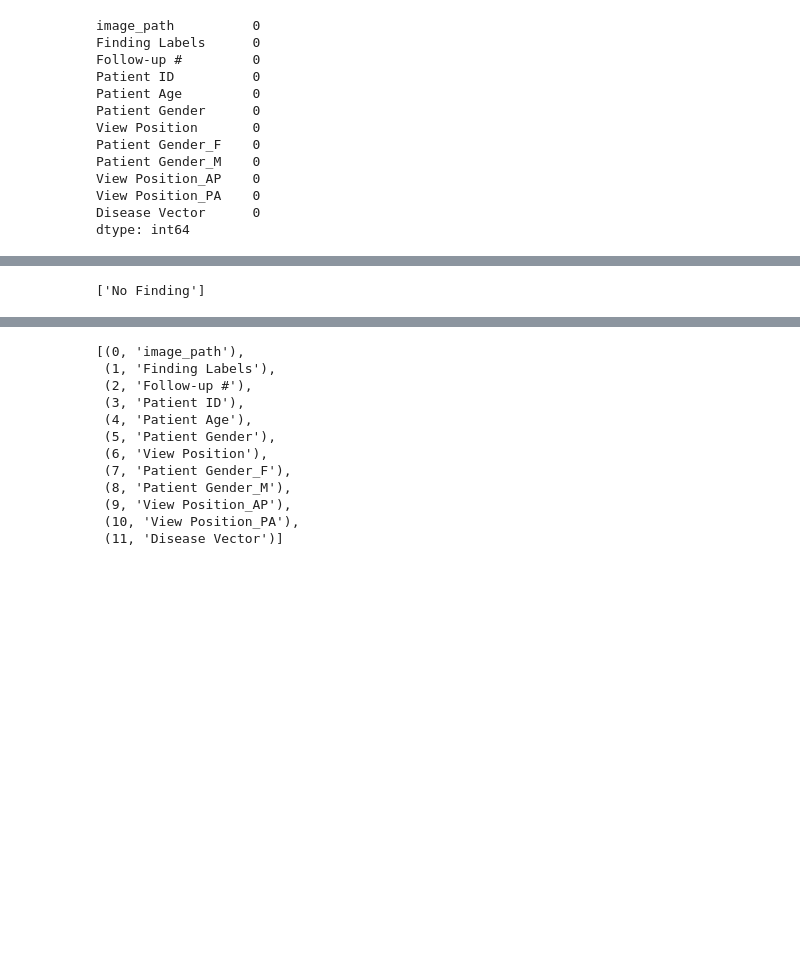
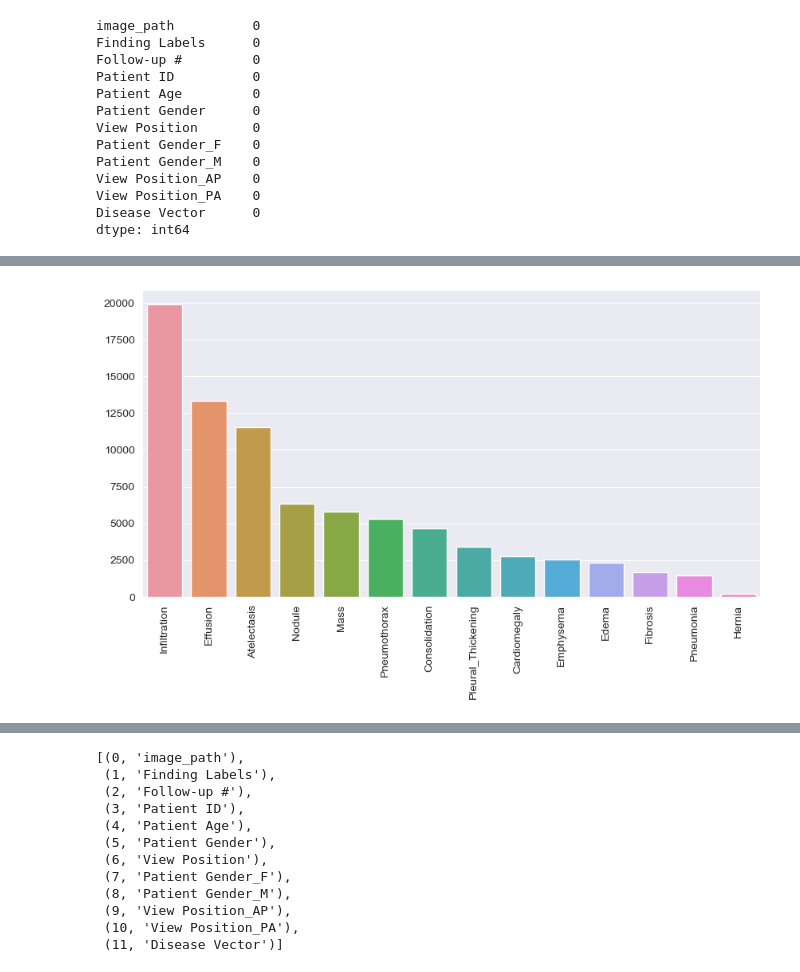
Before and after one commit to bprzybysz/chest-xray-classification, a Jupyter notebook: chest-xray-classification.ipynb, the cells around one changed output, grey strips where cells are left out. Cells and saved outputs as stored; diff of their text form; code cells hidden in the pictures; blank space fills up the shorter version.

```diff
--- a/chest-xray-classification.ipynb
+++ b/chest-xray-classification.ipynb
@@ -87,14 +96,3 @@ data.head()
 # %%
  # Clear nan "Finding Labels"
 data.dropna(subset=["Finding Labels"], inplace=True)
-# %%
-from itertools import chain
-import numpy as np
-# Convert features "Patient Gender", "View Position" to one-hot encoded columns
-data = pd.concat([data, pd.get_dummies(data["Patient Gender"], prefix="Patient Gender")], axis=1)
-data = pd.concat([data, pd.get_dummies(data["View Position"], prefix="View Position")], axis=1)
-
-
-# Create disease vector from column 'Finding Labels' containing a disease label or multiple labels separated by '|' on an occasion.
-data['Finding Labels'] = data['Finding Labels'].map(lambda x: x.replace('No Finding', ''))
-data['Finding Labels'] = data['Finding Labels'].map(lambda x: x.split('|') if len(x)>0 else x)
@@ -110,16 +137,0 @@ data.head()
-# %%
-# drop empty from l2
-unique_diseases = set()
-all_findings = []
-
-for plot_data in data['Finding Labels']:
-    if plot_data:
-        for f in plot_data:
-            if f not in unique_diseases:
-                unique_diseases.add(f)
-                if len(unique_diseases) == 14:
-                    break
-
-unique_diseases = sorted(unique_diseases)
-
-data['Disease Vector'] = data['Finding Labels'].map(lambda x: [True if label in x else False for label in unique_diseases])
@@ -168,4 +170,0 @@ def decode_vector(vector):
-# %%
-decode_vector([0]*14)
-# %% [output]
-['No Finding']
@@ -175,0 +171,18 @@ sum_vector = np.sum(stack, axis=0)
+# %%
+sum = np.zeros(14)
+
+for vector in data["Disease Vector"]:
+    sum += vector.tolist()
+
+srt = sorted(enumerate(sum), key=lambda x: x[1], reverse=True)
+
+# bar plot x vs y
+import matplotlib.pyplot as plt
+import seaborn as sns
+
+plt.figure(figsize=(10, 5))
+sns.barplot(x=[unique_diseases[i] for i, _ in srt], y=[i for _, i in srt])
+plt.xticks(rotation=90)
+plt.show()
+# %% [output]
+[figure, added]
```
Also changed, not shown: parts of 19 cells of this notebook.
